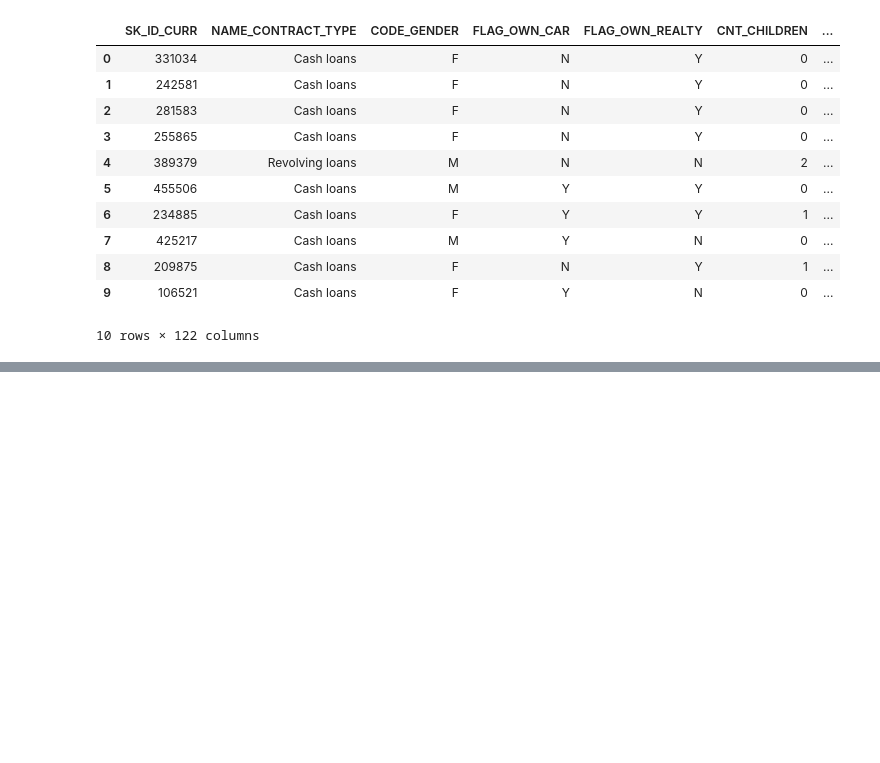
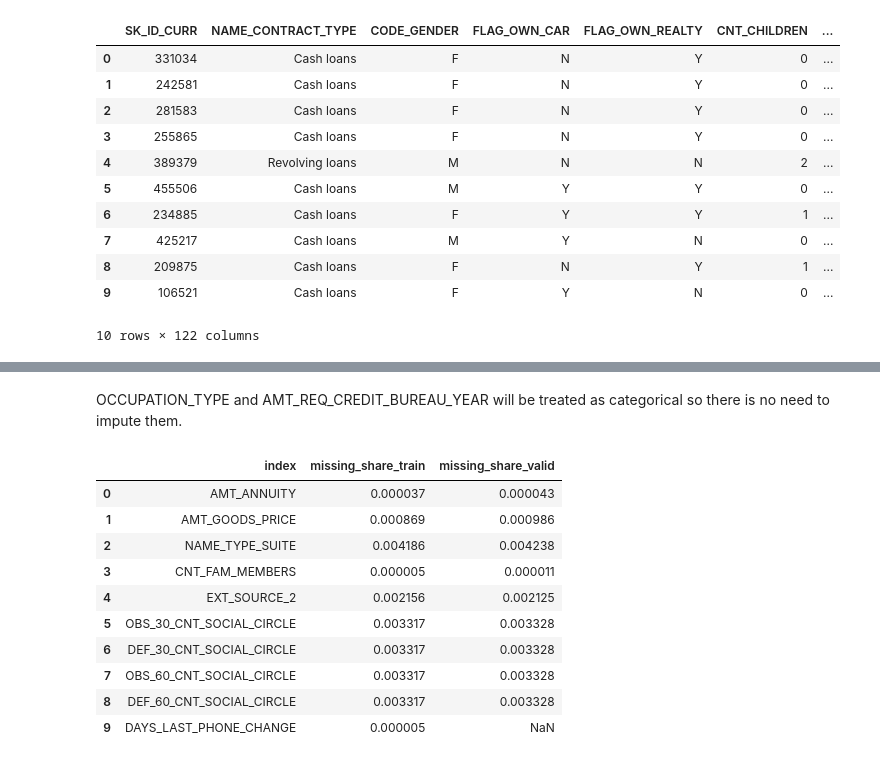
Before and after one commit to alek-ds/home-credit-default-risk-ak, a Jupyter notebook: notebooks/preprocessing/app_preprocessing.ipynb, the cells around one changed output, grey strips where cells are left out. Drawn from its saved outputs; the diff is of its cells as text; code cells hidden in the pictures; blank space fills up the shorter version.

```diff
--- a/notebooks/preprocessing/app_preprocessing.ipynb
+++ b/notebooks/preprocessing/app_preprocessing.ipynb
@@ -176,0 +117,23 @@ plot_categorical_vs_binary(df=df1, cat_var='AMT_CREDIT_optbin_bin', target_var='
+# %%
+df_nans_train = df_train.isna().mean().to_frame(name='missing_share_train').reset_index()
+
+df_nans_train_ge_0_05 = df_nans_train[
+    (df_nans_train['missing_share_train']>=0.05)
+    & (df_nans_train['missing_share_train'] <= 0.5)
+    & (~df_nans_train['index'].isin(building_cols))
+    & (~df_nans_train['index'].isin(credit_bureau_cols))
+    | (df_nans_train['index'] == 'EXT_SOURCE_1')
+]
+
+df_nans_valid = df_valid.isna().mean().to_frame(name='missing_share_valid').reset_index()
+
+df_nans_valid_ge_0_05 = df_nans_valid[
+    (df_nans_valid['missing_share_valid']>=0.05)
+    & (df_nans_valid['missing_share_valid'] <= 0.5)
+    & (~df_nans_valid['index'].isin(building_cols))
+    & (~df_nans_valid['index'].isin(credit_bureau_cols))
+    | (df_nans_valid['index'] == 'EXT_SOURCE_1')
+]
+
+df_nans_ge_0_05 = df_nans_train_ge_0_05.merge(right=df_nans_valid_ge_0_05, how='left', on='index')
+df_nans_ge_0_05
@@ -176,0 +146,32 @@ plot_categorical_vs_binary(df=df1, cat_var='AMT_CREDIT_optbin_bin', target_var='
+# %% [markdown]
+OCCUPATION_TYPE and AMT_REQ_CREDIT_BUREAU_YEAR will be treated as categorical so there is no need to impute them.
+# %%
+df_nans_train_l_0_05 = df_nans_train[
+    (df_nans_train['missing_share_train']>0)
+    & (df_nans_train['missing_share_train'] < 0.05)
+    & (~df_nans_train['index'].isin(building_cols))
+    & (~df_nans_train['index'].isin(credit_bureau_cols))
+]
+
+
+df_nans_valid_l_0_05 = df_nans_valid[
+    (df_nans_valid['missing_share_valid']>0)
+    & (df_nans_valid['missing_share_valid'] < 0.05)
+    & (~df_nans_valid['index'].isin(building_cols))
+    & (~df_nans_valid['index'].isin(credit_bureau_cols))
+]
+
+df_nans_l_0_05 = df_nans_train_l_0_05.merge(right=df_nans_valid_l_0_05, how='left', on='index')
+df_nans_l_0_05
+# %% [output]
+|  | index | missing_share_train | missing_share_valid |
+| 0 | AMT_ANNUITY | 0.000037 | 0.000043 |
+| 1 | AMT_GOODS_PRICE | 0.000869 | 0.000986 |
+| 2 | NAME_TYPE_SUITE | 0.004186 | 0.004238 |
+| 3 | CNT_FAM_MEMBERS | 0.000005 | 0.000011 |
+| 4 | EXT_SOURCE_2 | 0.002156 | 0.002125 |
+| 5 | OBS_30_CNT_SOCIAL_CIRCLE | 0.003317 | 0.003328 |
+| 6 | DEF_30_CNT_SOCIAL_CIRCLE | 0.003317 | 0.003328 |
+| 7 | OBS_60_CNT_SOCIAL_CIRCLE | 0.003317 | 0.003328 |
+| 8 | DEF_60_CNT_SOCIAL_CIRCLE | 0.003317 | 0.003328 |
+| 9 | DAYS_LAST_PHONE_CHANGE | 0.000005 | NaN |
```
Also changed, not shown: parts of 45 cells of this notebook.
